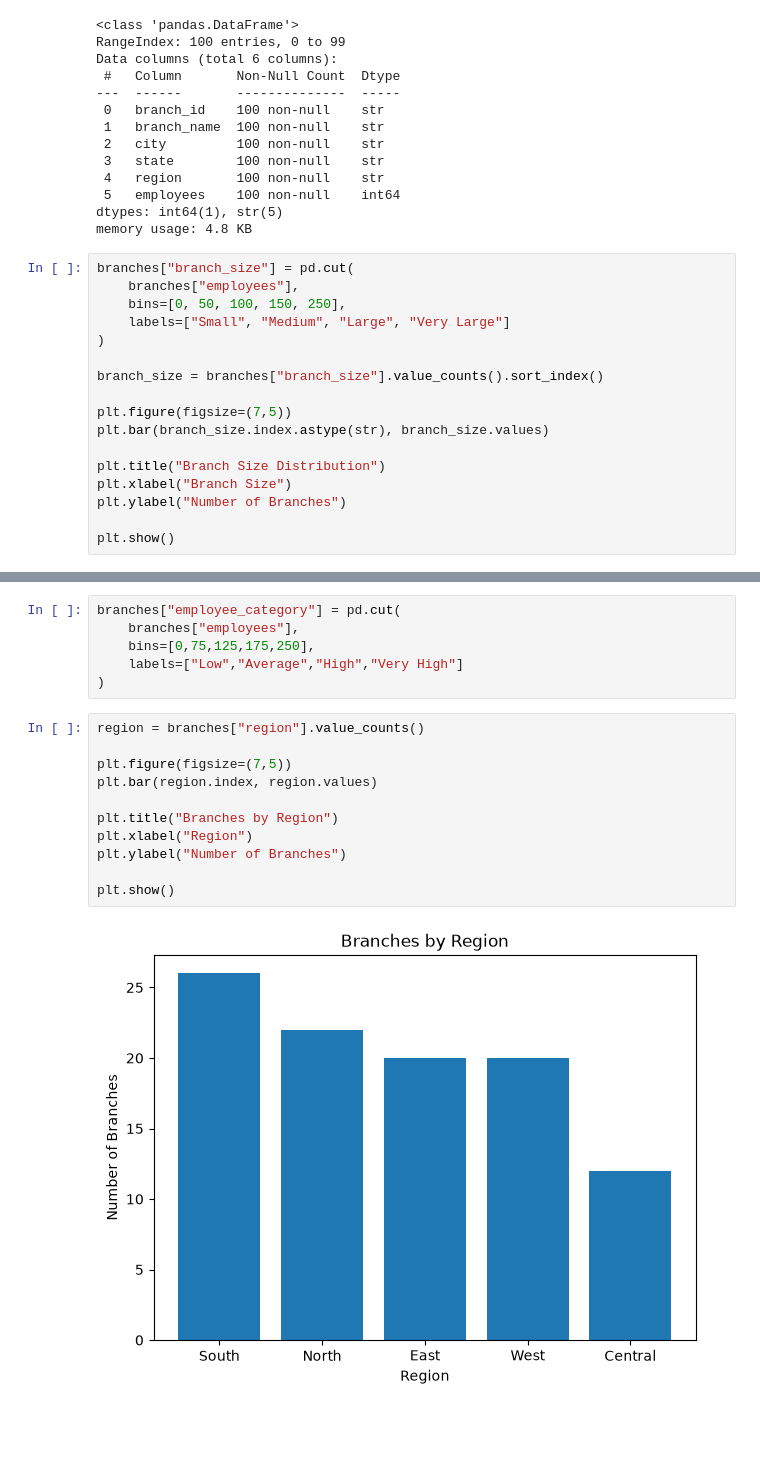
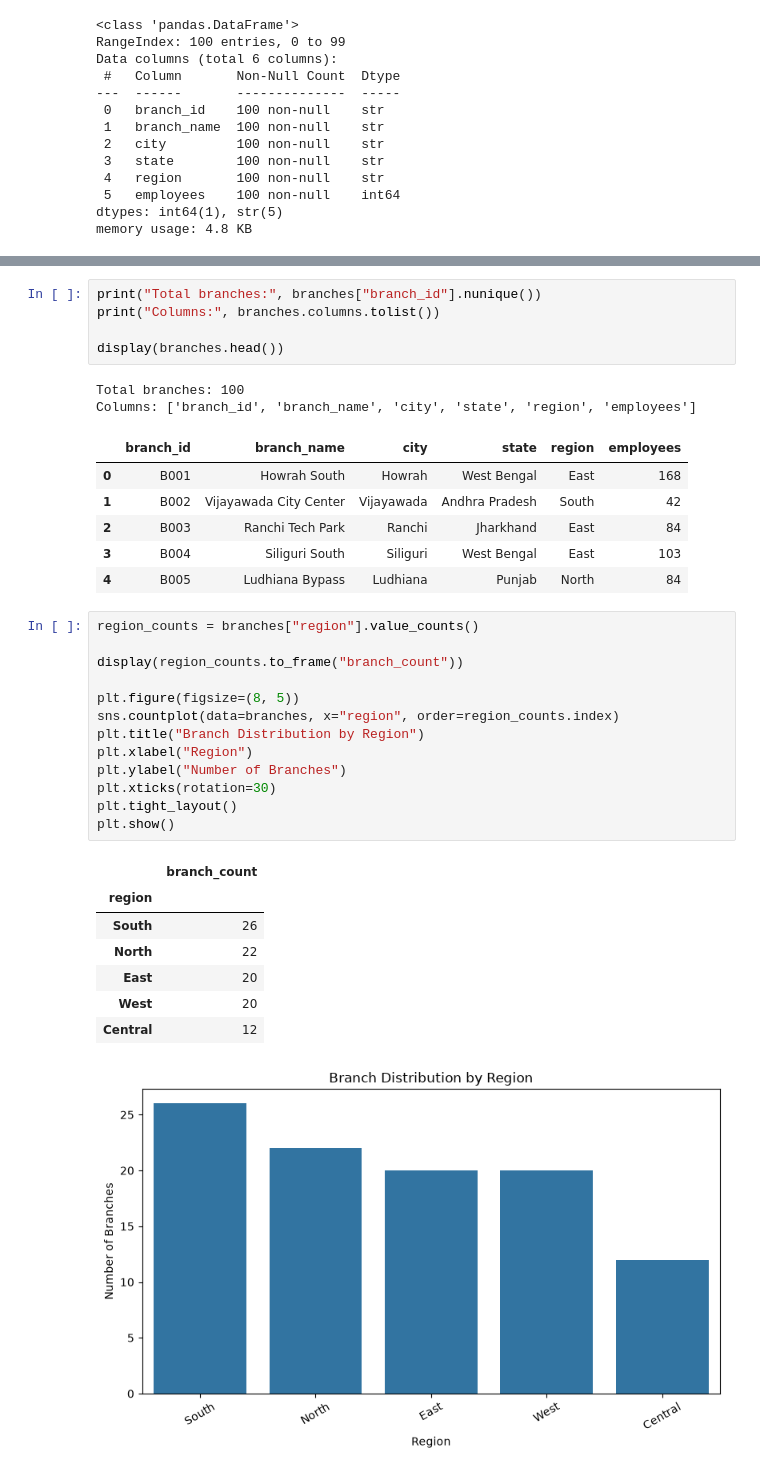
Before and after one commit to Gayatrik04/Banking-Customer-Risk-Analytics, a Jupyter notebook: notebook/05_EDA_Branches.ipynb, the cells around one changed output, grey strips where cells are left out. Drawn from its saved outputs; the diff is of its cells as text; blank space fills up the shorter version.

```diff
--- a/notebook/05_EDA_Branches.ipynb
+++ b/notebook/05_EDA_Branches.ipynb
@@ -19,20 +20,3 @@ Data columns (total 6 columns):
  5   employees    100 non-null    int64
 dtypes: int64(1), str(5)
 memory usage: 4.8 KB
-# %%
-branches["branch_size"] = pd.cut(
-    branches["employees"],
-    bins=[0, 50, 100, 150, 250],
-    labels=["Small", "Medium", "Large", "Very Large"]
-)
-
-branch_size = branches["branch_size"].value_counts().sort_index()
-
-plt.figure(figsize=(7,5))
-plt.bar(branch_size.index.astype(str), branch_size.values)
-
-plt.title("Branch Size Distribution")
-plt.xlabel("Branch Size")
-plt.ylabel("Number of Branches")
-
-plt.show()
@@ -49,19 +23,36 @@ Key takeaway: The network is heavily skewed toward high-capacity hubs (Large and
-# %%
-branches["employee_category"] = pd.cut(
-    branches["employees"],
-    bins=[0,75,125,175,250],
-    labels=["Low","Average","High","Very High"]
-)
+# %%
+print("Total branches:", branches["branch_id"].nunique())
+print("Columns:", branches.columns.tolist())
+
+display(branches.head())
+# %% [output]
+Total branches: 100
+Columns: ['branch_id', 'branch_name', 'city', 'state', 'region', 'employees']
+|  | branch_id | branch_name | city | state | region | employees |
+| 0 | B001 | Howrah South | Howrah | West Bengal | East | 168 |
+| 1 | B002 | Vijayawada City Center | Vijayawada | Andhra Pradesh | South | 42 |
+| 2 | B003 | Ranchi Tech Park | Ranchi | Jharkhand | East | 84 |
+| 3 | B004 | Siliguri South | Siliguri | West Bengal | East | 103 |
+| 4 | B005 | Ludhiana Bypass | Ludhiana | Punjab | North | 84 |
 # %%
-region = branches["region"].value_counts()
+region_counts = branches["region"].value_counts()
 
-plt.figure(figsize=(7,5))
-plt.bar(region.index, region.values)
+display(region_counts.to_frame("branch_count"))
 
-plt.title("Branches by Region")
+plt.figure(figsize=(8, 5))
+sns.countplot(data=branches, x="region", order=region_counts.index)
+plt.title("Branch Distribution by Region")
 plt.xlabel("Region")
 plt.ylabel("Number of Branches")
-
+plt.xticks(rotation=30)
+plt.tight_layout()
 plt.show()
 # %% [output]
+|  | branch_count |
+| region |  |
+| South | 26 |
+| North | 22 |
+| East | 20 |
+| West | 20 |
+| Central | 12 |
-[figure, old version]
+[figure, new version]
```
Also changed, not shown: parts of 21 cells of this notebook, 25 other files.
